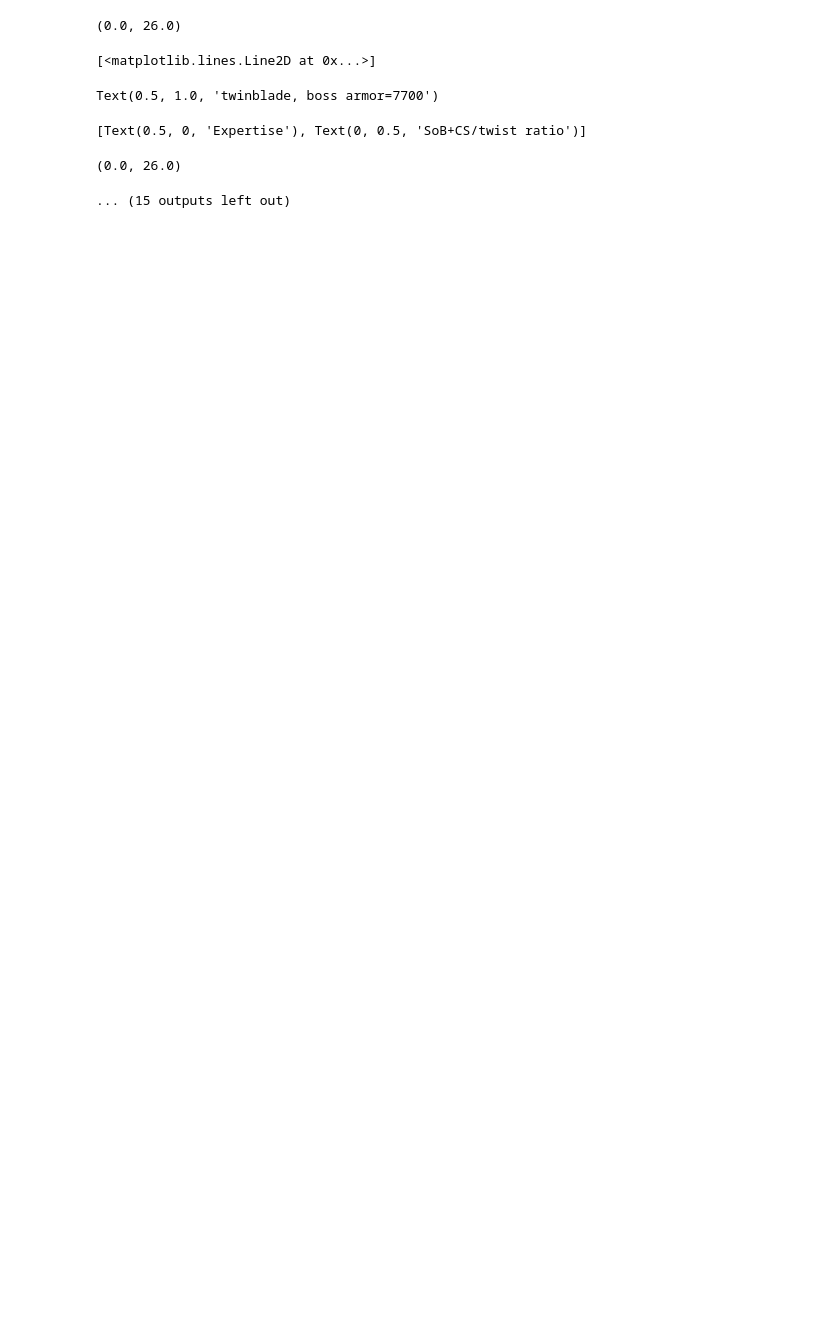
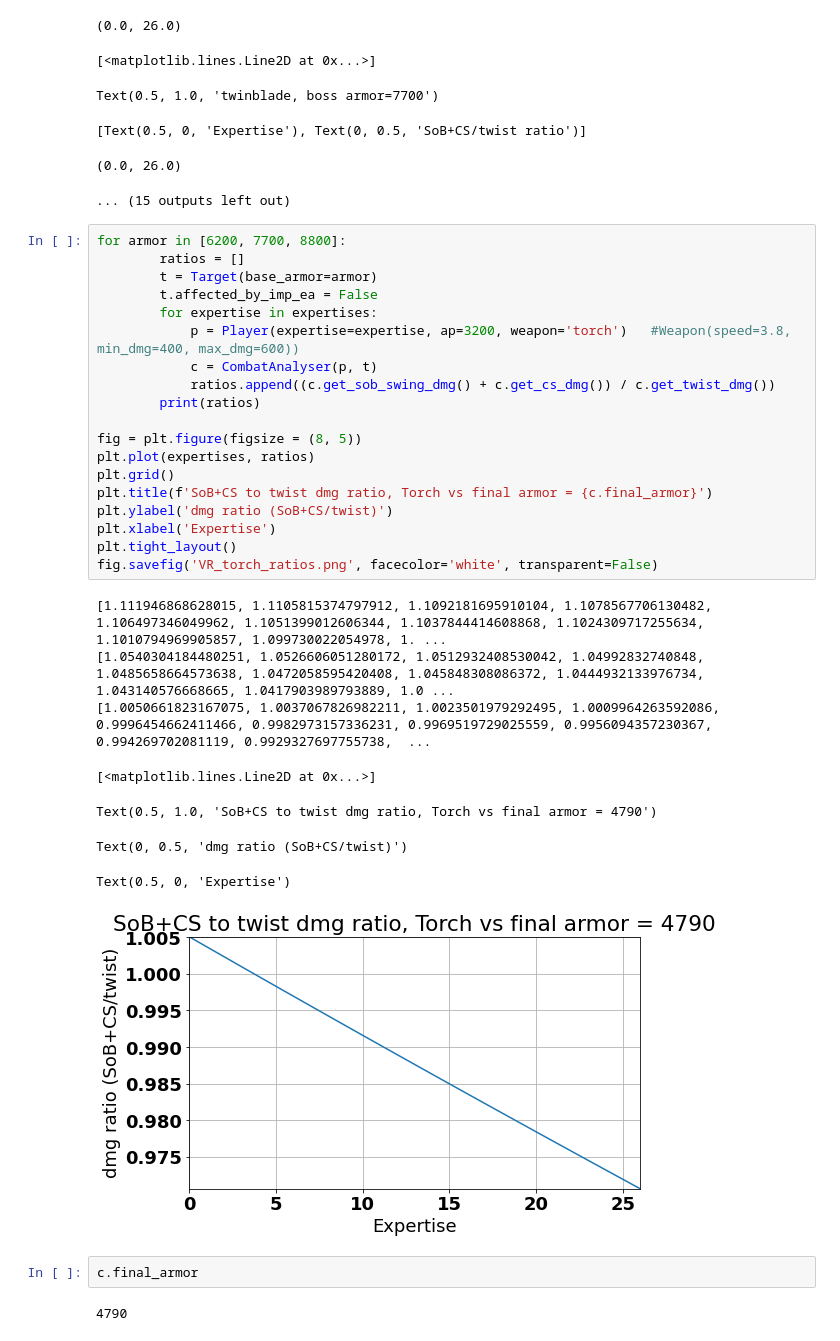
Before and after one commit to hypernormalisation/zeal, a Jupyter notebook: core_testing.ipynb, the cells around one changed output. Saved outputs shown, nothing was run; the diff lists cells and outputs as text; blank space fills up the shorter version.

```diff
--- a/core_testing.ipynb
+++ b/core_testing.ipynb
@@ -184,3 +184,35 @@ Text(0.5, 1.0, 'twinblade, boss armor=7700')
 [Text(0.5, 0, 'Expertise'), Text(0, 0.5, 'SoB+CS/twist ratio')]
 (0.0, 26.0)
 ... (15 outputs left out)
+# %%
+for armor in [6200, 7700, 8800]:
+        ratios = []
+        t = Target(base_armor=armor)
+        t.affected_by_imp_ea = False
+        for expertise in expertises:
+            p = Player(expertise=expertise, ap=3200, weapon='torch')   #Weapon(speed=3.8, min_dmg=400, max_dmg=600))
+            c = CombatAnalyser(p, t)
+            ratios.append((c.get_sob_swing_dmg() + c.get_cs_dmg()) / c.get_twist_dmg())
+        print(ratios)
+
+fig = plt.figure(figsize = (8, 5))
+plt.plot(expertises, ratios)
+plt.grid()
+plt.title(f'SoB+CS to twist dmg ratio, Torch vs final armor = {c.final_armor}')
+plt.ylabel('dmg ratio (SoB+CS/twist)')
+plt.xlabel('Expertise')
+plt.tight_layout()
+fig.savefig('VR_torch_ratios.png', facecolor='white', transparent=False)
+# %% [output]
+[1.111946868628015, 1.1105815374797912, 1.1092181695910104, 1.1078567706130482, 1.106497346049962, 1.1051399012606344, 1.1037844414608868, 1.1024309717255634, 1.1010794969905857, 1.099730022054978, 1. ...
+[1.0540304184480251, 1.0526606051280172, 1.0512932408530042, 1.04992832740848, 1.0485658664573638, 1.0472058595420408, 1.045848308086372, 1.0444932133976734, 1.043140576668665, 1.0417903989793889, 1.0 ...
+[1.0050661823167075, 1.0037067826982211, 1.0023501979292495, 1.0009964263592086, 0.9996454662411466, 0.9982973157336231, 0.9969519729025559, 0.9956094357230367, 0.994269702081119, 0.9929327697755738,  ...
+[<matplotlib.lines.Line2D at 0x...>]
+Text(0.5, 1.0, 'SoB+CS to twist dmg ratio, Torch vs final armor = 4790')
+Text(0, 0.5, 'dmg ratio (SoB+CS/twist)')
+Text(0.5, 0, 'Expertise')
+[figure, added]
+# %%
+c.final_armor
+# %% [output]
+4790
```
Also changed, not shown: parts of 4 cells of this notebook, 2 other files.
